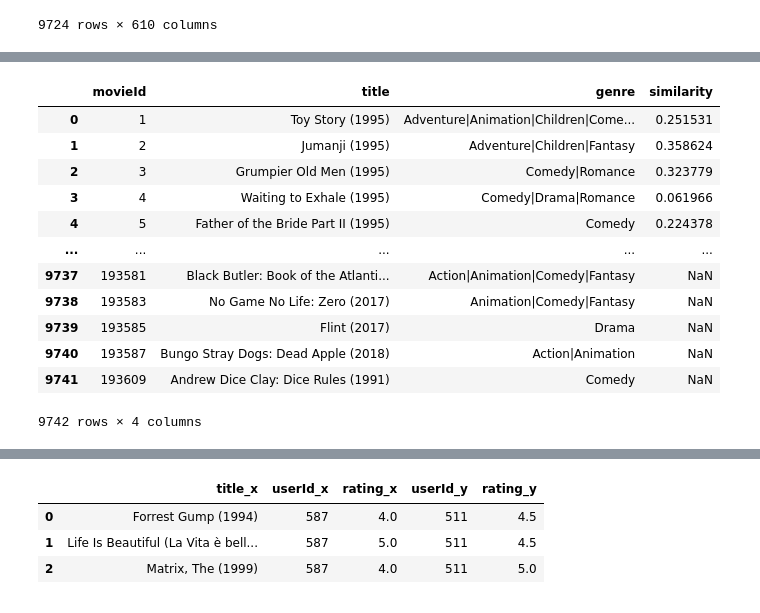
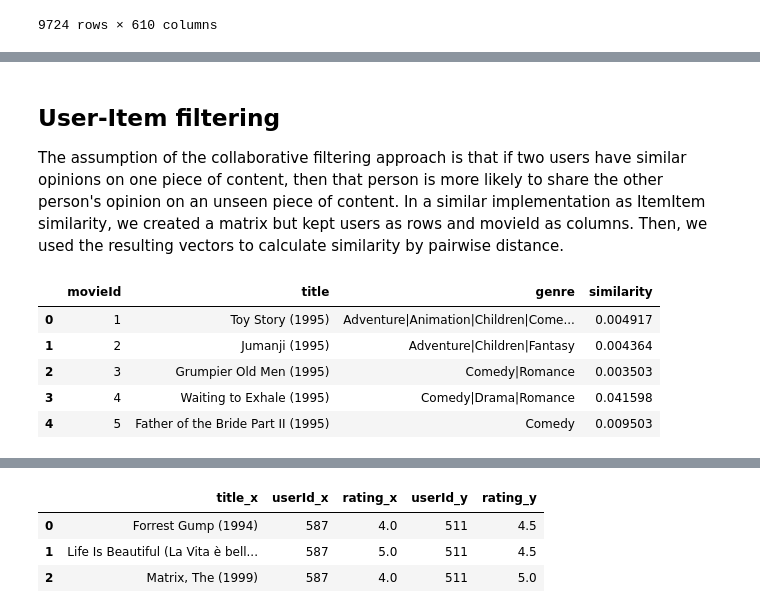
Before and after one commit to RedDragonfruit/MovieLens_Recommendation, a Jupyter notebook: main.ipynb, the cells around one changed output, grey strips where cells are left out. Cells and saved outputs as stored; diff of their text form; code cells hidden in the pictures.

```diff
--- a/main.ipynb
+++ b/main.ipynb
@@ -726,19 +726,16 @@ See the caveats in the documentation: https://pandas.pydata.org/pandas-docs/stab
+# %% [markdown]
+## User-Item filtering
+
+The assumption of the collaborative filtering approach is that if two users have similar opinions on one piece of content, then that person is more likely to share the other person's opinion on an unseen piece of content. In a similar implementation as ItemItem similarity, we created a matrix but kept users as rows and movieId as columns. Then, we used the resulting vectors to calculate similarity by pairwise distance.
 # %%
-movies
+movies.head()
 # %% [output]
 |  | movieId | title | genre | similarity |
-| 0 | 1 | Toy Story (1995) | Adventure|Animation|Children|Come... | 0.251531 |
-| 1 | 2 | Jumanji (1995) | Adventure|Children|Fantasy | 0.358624 |
-| 2 | 3 | Grumpier Old Men (1995) | Comedy|Romance | 0.323779 |
-| 3 | 4 | Waiting to Exhale (1995) | Comedy|Drama|Romance | 0.061966 |
-| 4 | 5 | Father of the Bride Part II (1995) | Comedy | 0.224378 |
-| ... | ... | ... | ... | ... |
-| 9737 | 193581 | Black Butler: Book of the Atlanti... | Action|Animation|Comedy|Fantasy | NaN |
-| 9738 | 193583 | No Game No Life: Zero (2017) | Animation|Comedy|Fantasy | NaN |
-| 9739 | 193585 | Flint (2017) | Drama | NaN |
-| 9740 | 193587 | Bungo Stray Dogs: Dead Apple (2018) | Action|Animation | NaN |
-| 9741 | 193609 | Andrew Dice Clay: Dice Rules (1991) | Comedy | NaN |
+| 0 | 1 | Toy Story (1995) | Adventure|Animation|Children|Come... | 0.004917 |
+| 1 | 2 | Jumanji (1995) | Adventure|Children|Fantasy | 0.004364 |
+| 2 | 3 | Grumpier Old Men (1995) | Comedy|Romance | 0.003503 |
+| 3 | 4 | Waiting to Exhale (1995) | Comedy|Drama|Romance | 0.041598 |
+| 4 | 5 | Father of the Bride Part II (1995) | Comedy | 0.009503 |
-9742 rows × 4 columns
 # %%
 ratings_matrix_users = movies_ratings.pivot_table(index=['userId'],columns=['movieId'],values='rating').reset_index(drop=True)
 ratings_matrix_users.fillna( 0, inplace = True )
```
Also changed, not shown: parts of 114 cells of this notebook, 7 other files.
